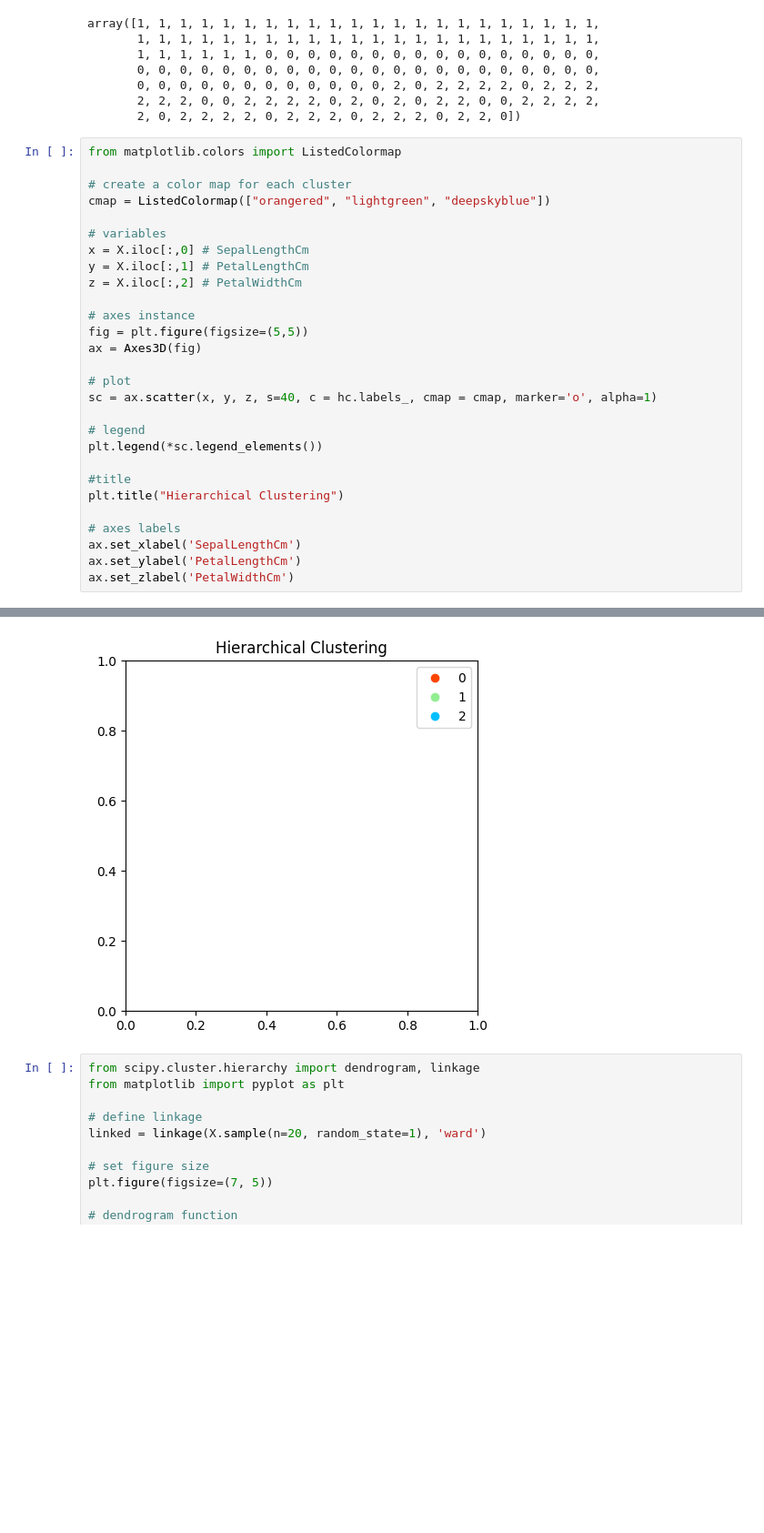
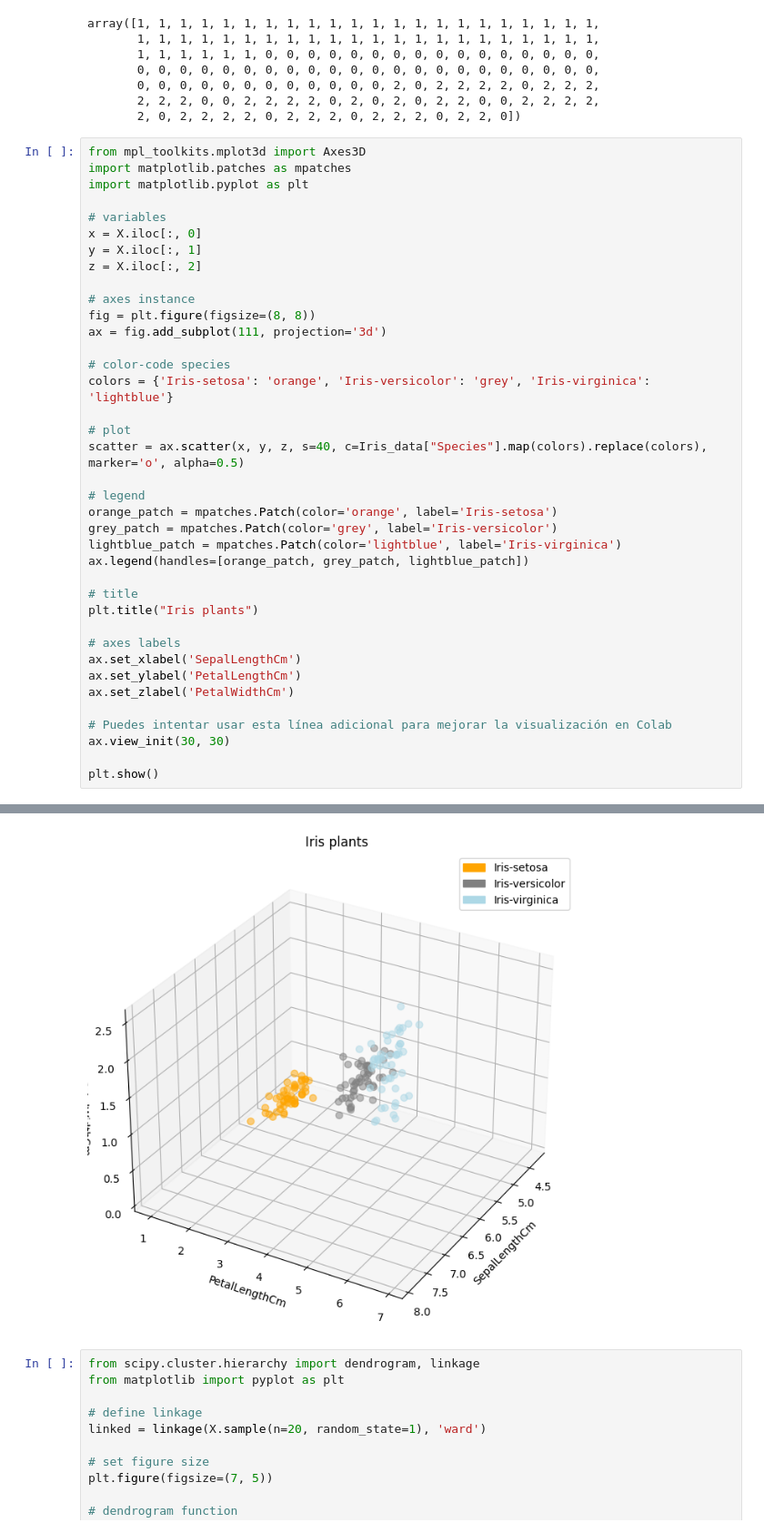
Before and after one commit to jaimeisaac2020/Python-analsisis-basicos, a Jupyter notebook: Hierarchical_Clustering_Example_Code.ipynb, the cells around one changed output, grey strips where cells are left out. Shown at 91% size. Cells and saved outputs as stored; diff of their text form; blank space fills up the shorter version.

```diff
--- a/Hierarchical_Clustering_Example_Code.ipynb
+++ b/Hierarchical_Clustering_Example_Code.ipynb
@@ -81,31 +82,41 @@ array([1, 1, 1, 1, 1, 1, 1, 1, 1, 1, 1, 1, 1, 1, 1, 1, 1, 1, 1, 1, 1, 1,
        2, 2, 2, 0, 0, 2, 2, 2, 2, 0, 2, 0, 2, 0, 2, 2, 0, 0, 2, 2, 2, 2,
        2, 0, 2, 2, 2, 2, 0, 2, 2, 2, 0, 2, 2, 2, 0, 2, 2, 0])
 # %%
-from matplotlib.colors import ListedColormap
-
-# create a color map for each cluster
-cmap = ListedColormap(["orangered", "lightgreen", "deepskyblue"])
+from mpl_toolkits.mplot3d import Axes3D
+import matplotlib.patches as mpatches
+import matplotlib.pyplot as plt
 
 # variables
-x = X.iloc[:,0] # SepalLengthCm
-y = X.iloc[:,1] # PetalLengthCm
-z = X.iloc[:,2] # PetalWidthCm
+x = X.iloc[:, 0]
+y = X.iloc[:, 1]
+z = X.iloc[:, 2]
 
 # axes instance
-fig = plt.figure(figsize=(5,5))
-ax = Axes3D(fig)
+fig = plt.figure(figsize=(8, 8))
+ax = fig.add_subplot(111, projection='3d')
+
+# color-code species
+colors = {'Iris-setosa': 'orange', 'Iris-versicolor': 'grey', 'Iris-virginica': 'lightblue'}
 
 # plot
-sc = ax.scatter(x, y, z, s=40, c = hc.labels_, cmap = cmap, marker='o', alpha=1)
+scatter = ax.scatter(x, y, z, s=40, c=Iris_data["Species"].map(colors).replace(colors), marker='o', alpha=0.5)
 
 # legend
-plt.legend(*sc.legend_elements())
+orange_patch = mpatches.Patch(color='orange', label='Iris-setosa')
+grey_patch = mpatches.Patch(color='grey', label='Iris-versicolor')
+lightblue_patch = mpatches.Patch(color='lightblue', label='Iris-virginica')
+ax.legend(handles=[orange_patch, grey_patch, lightblue_patch])
 
-#title
-plt.title("Hierarchical Clustering")
+# title
+plt.title("Iris plants")
 
 # axes labels
 ax.set_xlabel('SepalLengthCm')
 ax.set_ylabel('PetalLengthCm')
 ax.set_zlabel('PetalWidthCm')
+
+# Puedes intentar usar esta línea adicional para mejorar la visualización en Colab
+ax.view_init(30, 30)
+
+plt.show()
 # %% [output]
@@ -113,4 +123,4 @@ Text(0.5, 0, 'PetalWidthCm')
-[figure, old version]
+[figure, new version]
 # %%
 from scipy.cluster.hierarchy import dendrogram, linkage
 from matplotlib import pyplot as plt
```
Also changed, not shown: parts of 2 cells of this notebook.
